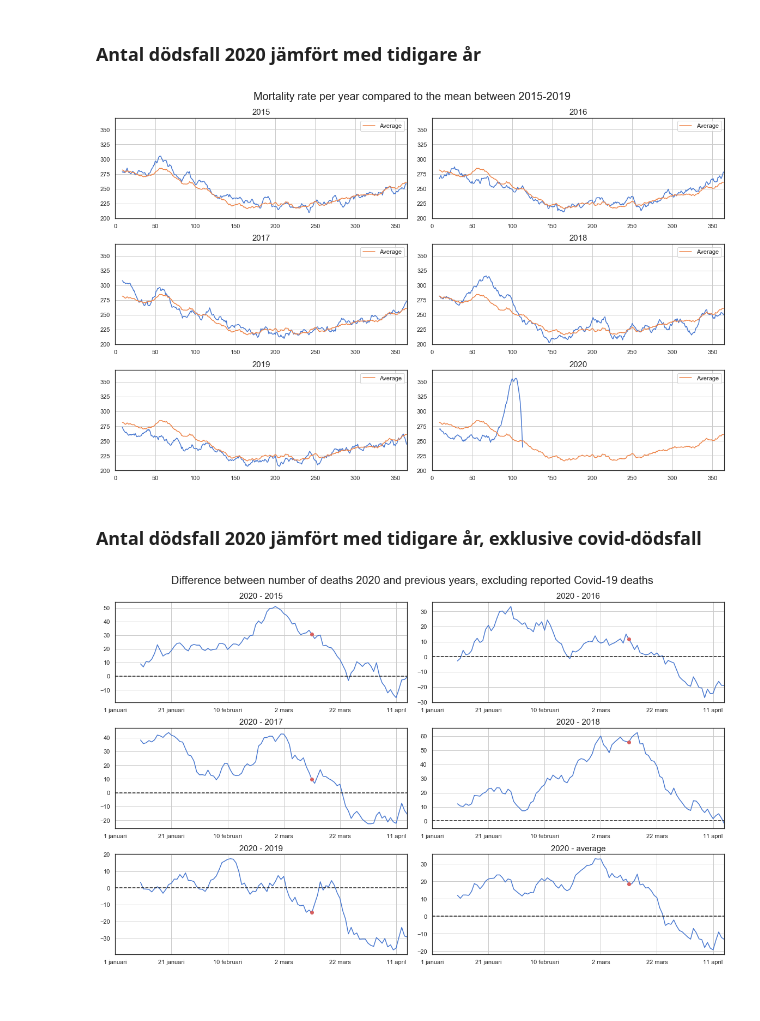
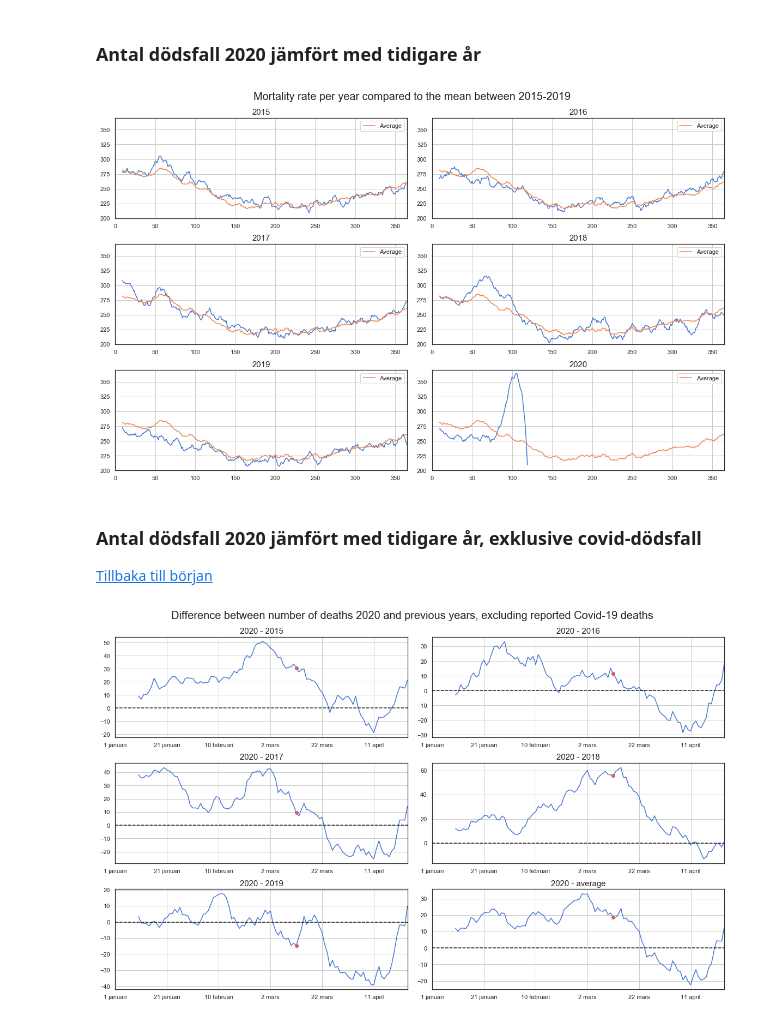
Before and after one commit to Frallmeister/covid19, a Jupyter notebook: corona_notebook.ipynb, the cells around one changed output. Drawn from its saved outputs; the diff is of its cells as text; code cells hidden in the pictures.

```diff
--- a/corona_notebook.ipynb
+++ b/corona_notebook.ipynb
@@ -171,0 +178,18 @@ ax.set_xlabel('Total confirmed cases', fontsize=15);
+# %%
+shift = 4
+mavg = 7
+df_R_index = dfi.index.to_numpy()[shift:-7]
+df_R = pd.DataFrame(dfi.to_numpy()[shift:-7] / dfi.replace(0, np.inf).to_numpy()[:-shift-7], columns=dfi.columns, index=df_R_index)
+df_R = df_R.rolling(mavg).mean()
+
+regions = ['Totalt_antal_fall', 'Stockholm', 'Sörmland', 'Östergötland', 'Örebro', 'Västra_Götaland']
+n_rows = np.ceil(len(regions)/2).astype(int)
+
+n_cols = 1 if len(regions)==1 else 2
+fig, axes = plt.subplots(n_rows, n_cols, constrained_layout=True, figsize=(13,12))
+axes = np.reshape(axes, -1)
+fig.suptitle(f'Estimation of the effective reproduction number, $R$\n{mavg} day moving average of n_cases_date(i) - n_cases_date(i-{shift})\n', fontsize=20);
+for region, ax in zip(regions, axes):
+    df_R.plot(y=[region], grid=True, ax=ax, legend=False)
+    ax.set_title(region, fontsize=15)
+    ax.set_ylim([0, 6]);
@@ -353,35 +392,37 @@ for axes, y in zip(ax, deaths_mavg_per_year):
     axes.axis([0, 365, 200, 370])
     year+=1
 # %% [output]
-[figure, old version]
+[figure, new version]
 # %% [markdown]
 ### Antal dödsfall 2020 jämfört med tidigare år, exklusive covid-dödsfall
+
+[Tillbaka till början](#top)
 # %%
 
 list_corona_deaths = df_corona_deaths['Antal_avlidna'].to_list()
 df_sweden['Corona_deaths'] = 0
 index_first_death = 70
 index_last_day = index_first_death+len(list_corona_deaths)
 df_sweden.iloc[index_first_death:index_last_day,7] = list_corona_deaths
 
 for year in data.keys():
     year = year.split('_')[-1]
     df_sweden[f'Excess_deaths_{year}'] = df_sweden['Deaths_2020'] - df_sweden[f'Deaths_{year}']
     df_sweden[f'Difference_{year}'] = df_sweden['Corona_deaths'] - df_sweden[f'Excess_deaths_{year}']
 
 fig, ax = plt.subplots(3, 2, figsize=(16,10), constrained_layout=True)
 fig.suptitle('Difference between number of deaths 2020 and previous years, excluding reported Covid-19 deaths', fontsize=20)
 ax = np.reshape(ax,-1)
-last_reliable_day = min(index_last_day, deaths_2020.index(0))-10
+last_reliable_day = min(index_last_day, deaths_2020.index(0))-7
 
 year = ['2015', '2016', '2017', '2018', '2019', 'average']
 for y, axes in zip(year, ax):
     df_sweden.rolling(10).mean().iloc[:last_reliable_day,:].plot(y=[f'Difference_{y}'], grid=True, legend=False, ax=axes)
     axes.plot(index_first_death, df_sweden.rolling(10).mean().iloc[index_first_death,:][f'Difference_{y}'], 'ro')
     axes.set_title(f'2020 - {y}', fontsize=15)
     axes.axhline(color='k', ls='--')
 # %% [output]
-[figure, old version]
+[figure, new version]
 # %%
 ## Mean deaths for all years
 years = np.arange(2015,2020)
```
Also changed, not shown: parts of 14 cells of this notebook, 1 other file.
